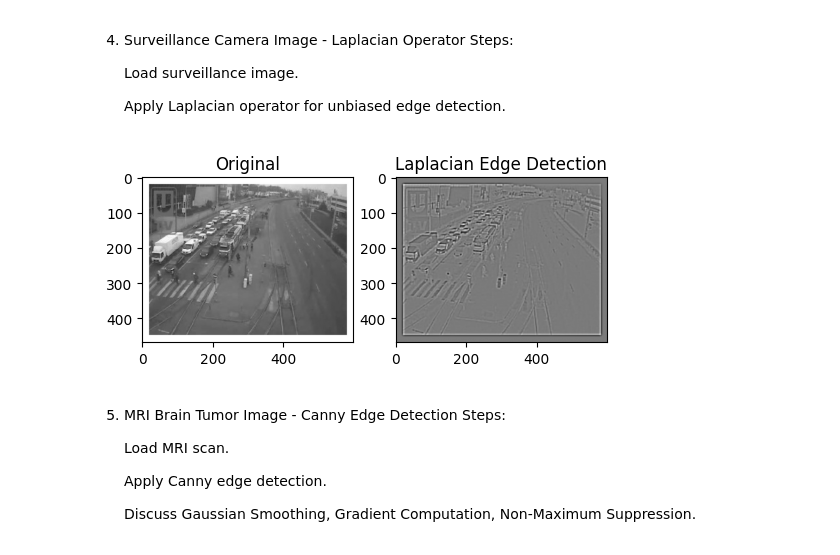
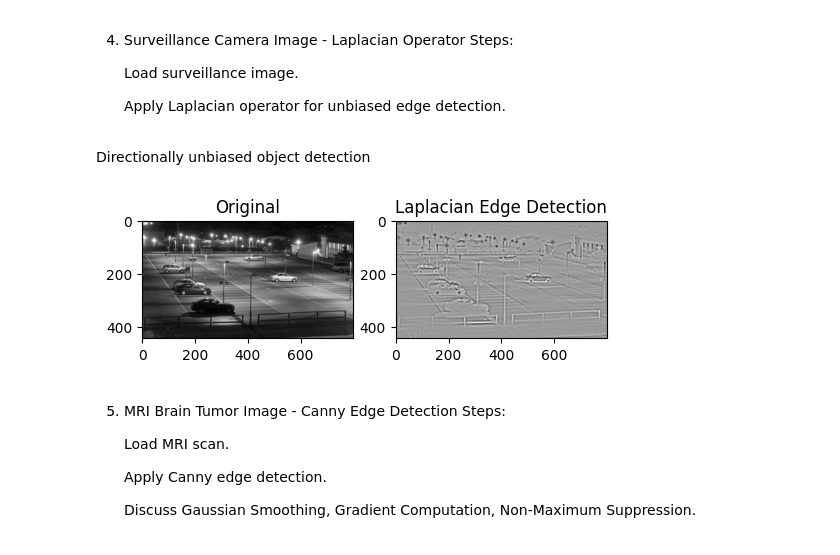
Before and after one commit to alex-kh465/CV_Labs, a Jupyter notebook: Labs/Lab8/2448507_P8.ipynb, the cells around one changed output. Saved outputs shown, nothing was run; the diff lists cells and outputs as text; code cells hidden in the pictures.

```diff
--- a/Labs/Lab8/2448507_P8.ipynb
+++ b/Labs/Lab8/2448507_P8.ipynb
@@ -121,20 +127,22 @@ Steps:
     Load surveillance image.
 
     Apply Laplacian operator for unbiased edge detection.
+# %% [markdown]
+Directionally unbiased object detection
 # %%
 # Load surveillance image
-surveillance = cv2.imread("surv.jpg", cv2.IMREAD_GRAYSCALE)
+surveillance = cv2.imread("survelliance.jpg", cv2.IMREAD_GRAYSCALE)
 
 # Apply Laplacian
-laplacian = cv2.Laplacian(surveillance, cv2.CV_64F, ksize=15)
+laplacian = cv2.Laplacian(surveillance, cv2.CV_64F, ksize=31)
 
 # Display
 plt.figure(figsize=(6,4))
 plt.subplot(1,2,1), plt.imshow(surveillance, cmap='gray'), plt.title("Original")
 plt.subplot(1,2,2), plt.imshow(laplacian, cmap='gray'), plt.title("Laplacian Edge Detection")
 plt.show()
 # %% [output]
-[figure, old version]
+[figure, new version]
 # %% [markdown]
 5. MRI Brain Tumor Image - Canny Edge Detection
 Steps:
```
Also changed, not shown: parts of 4 cells of this notebook, 4 other files.
